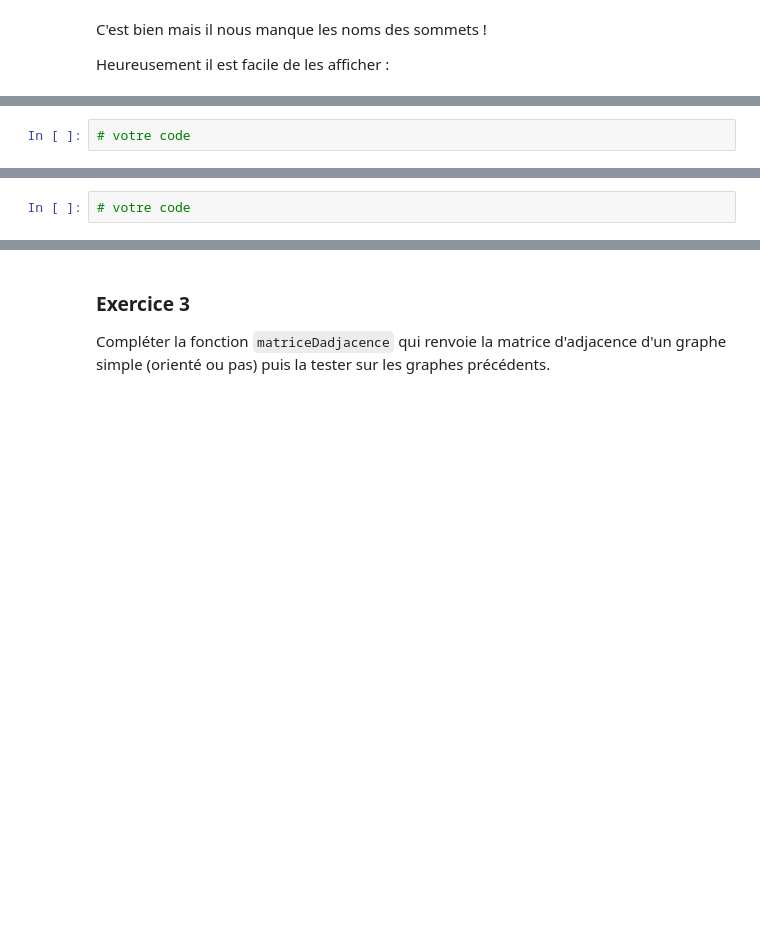
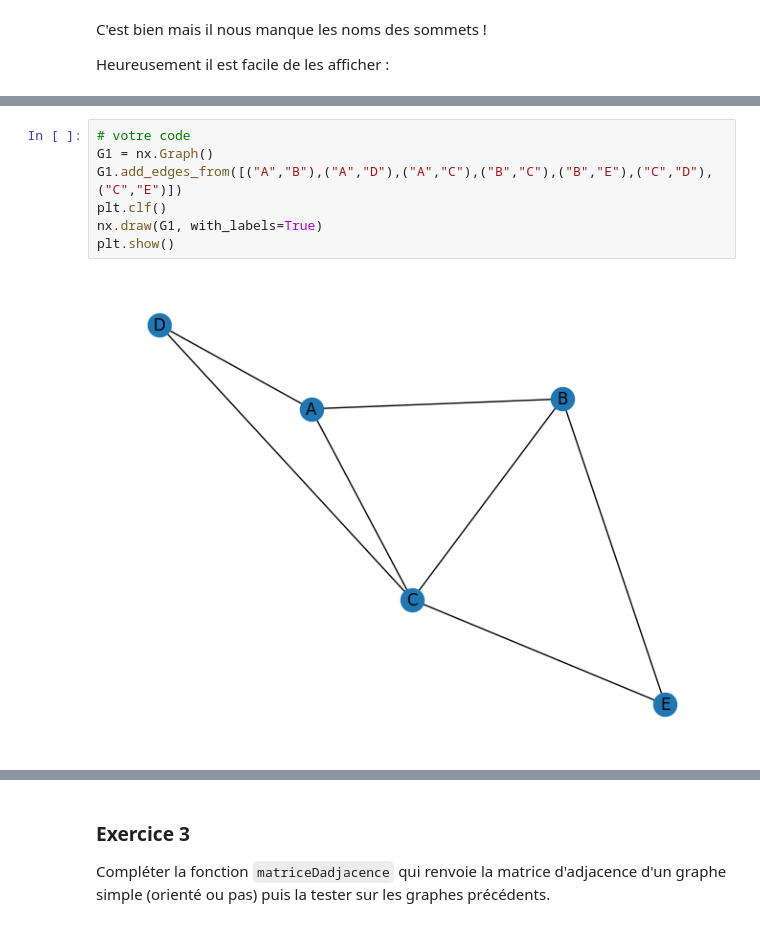
Before and after one commit to Nathbec/Mon_classeur_Term, a Jupyter notebook: Progammation/Graphes/Graphes_avec_networkx.ipynb, the cells around one changed output, grey strips where cells are left out. Saved outputs shown, nothing was run; the diff lists cells and outputs as text; blank space fills up the shorter version.

Commit message:
graphe

```diff
--- a/Progammation/Graphes/Graphes_avec_networkx.ipynb
+++ b/Progammation/Graphes/Graphes_avec_networkx.ipynb
@@ -172,12 +230,17 @@ plt.show()
 Représenter le graphe <code>G1</code> ci-contre (<i>attention, il est possible que vous obteniez un schéma différent, vous devez vérifier qu'il s'agit en fait du même graphe en examinant tous les voisins de chaque sommet</i>) :
 
 ![graphes_networkx_ex1.png](https://ericecmorlaix.github.io/img/graphes_networkx_ex1.png)
-# %%
-# votre code
+# %%
+# votre code
+G1 = nx.Graph()
+G1.add_edges_from([("A","B"),("A","D"),("A","C"),("B","C"),("B","E"),("C","D"),("C","E")])
+plt.clf()
+nx.draw(G1, with_labels=True)
+plt.show()
+# %% [output]
+[figure, added]
 # %% [markdown]
 ### Exercice 2
 Représenter de même le graphe <code>G2</code> associé au plan du musée ci-dessous
 
 ![graphes_networkx_ex2.png](https://ericecmorlaix.github.io/img/graphes_networkx_ex2.png)
-# %%
-# votre code
```
Also changed, not shown: parts of 35 cells of this notebook.
